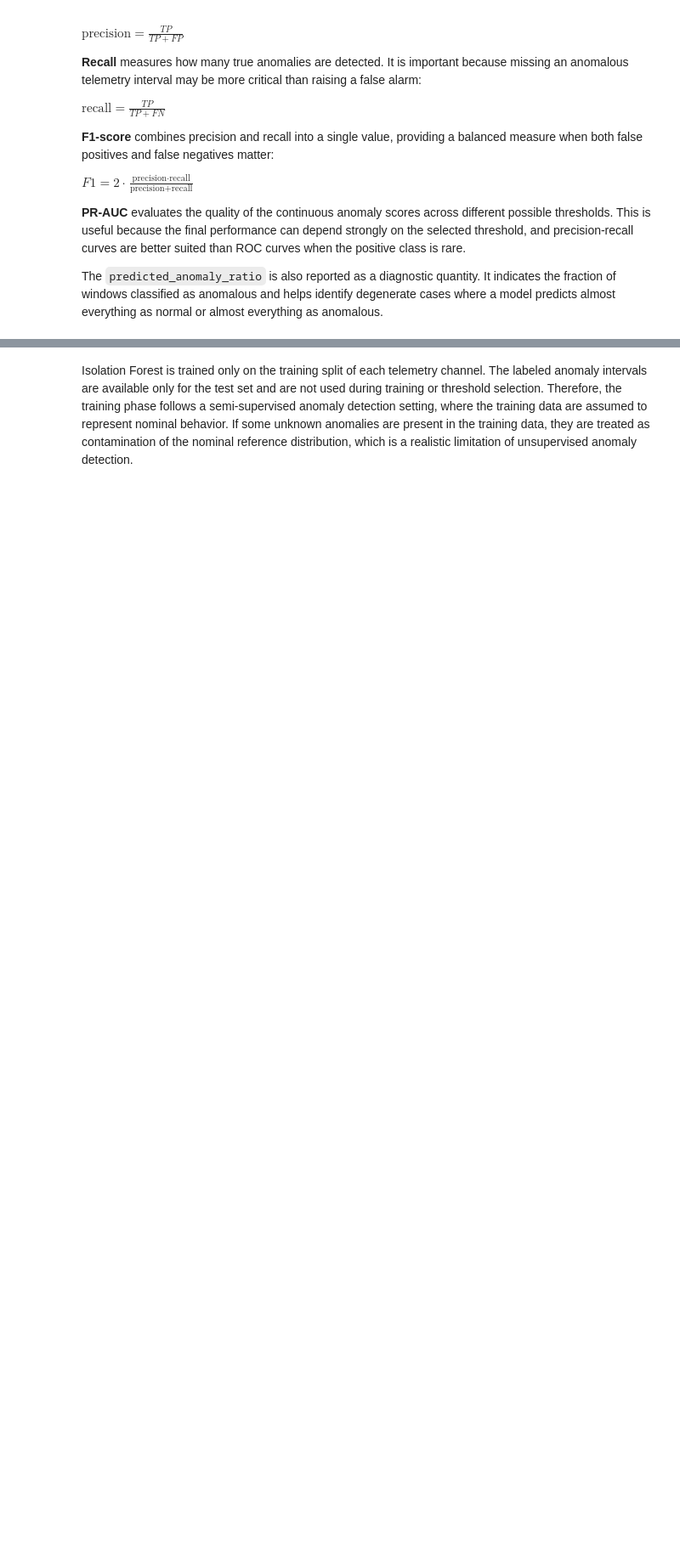
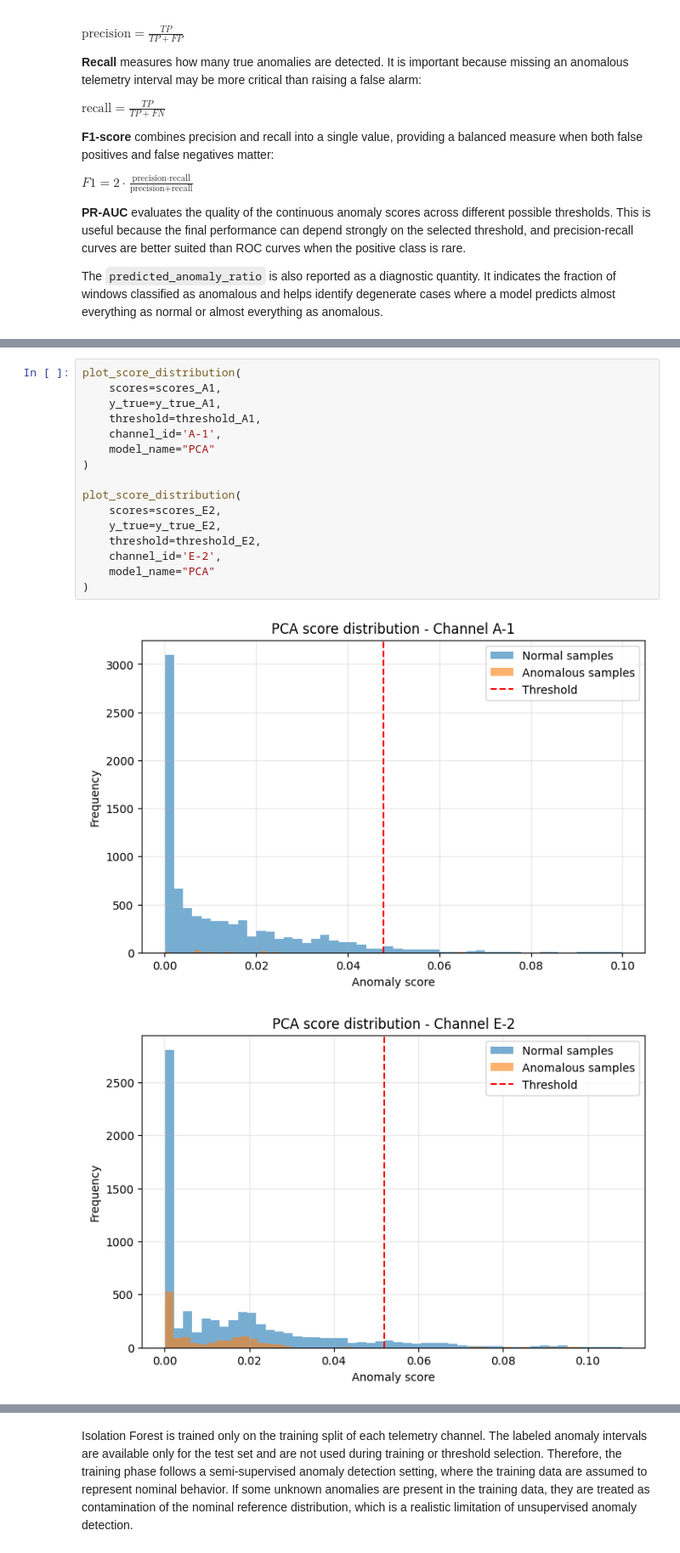
Before and after one commit to LucianoScarpino/Anomaly_Detection_Nasa_SMAP, a Jupyter notebook: Anomaly_Detection.ipynb, the cells around one changed output, grey strips where cells are left out. Shown at 85% size. Cells and saved outputs as stored; diff of their text form; blank space fills up the shorter version.

```diff
--- a/Anomaly_Detection.ipynb
+++ b/Anomaly_Detection.ipynb
@@ -1085,0 +1442,19 @@ def run_isolation_forest_all_channels(
+# %%
+plot_score_distribution(
+    scores=scores_A1,
+    y_true=y_true_A1,
+    threshold=threshold_A1,
+    channel_id='A-1',
+    model_name="PCA"
+)
+
+plot_score_distribution(
+    scores=scores_E2,
+    y_true=y_true_E2,
+    threshold=threshold_E2,
+    channel_id='E-2',
+    model_name="PCA"
+)
+# %% [output]
+[figure, added]
+[figure, added]
```
Also changed, not shown: parts of 33 cells of this notebook.
